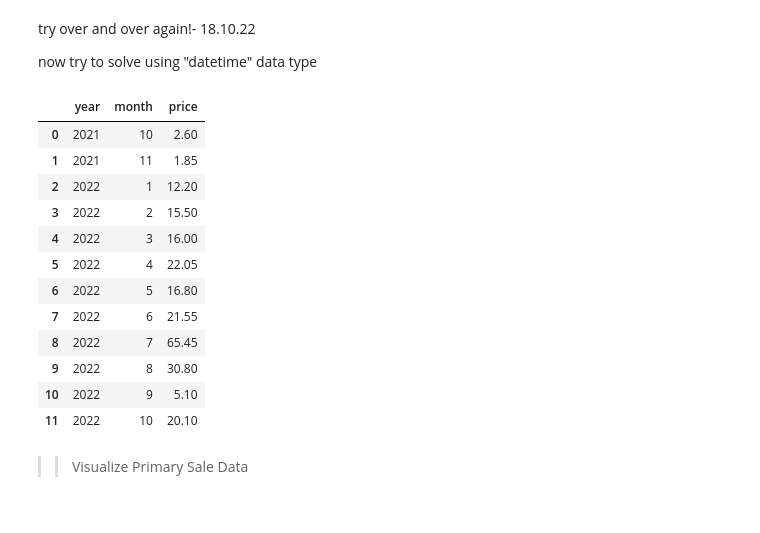
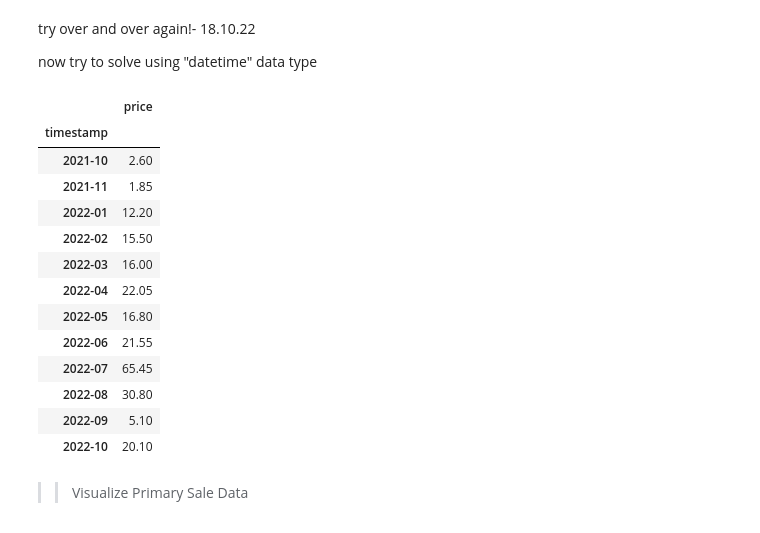
Before and after one commit to EmirhanServeren/NFT-CollaBot, a Jupyter notebook: main.ipynb, the cells around one changed output. Drawn from its saved outputs; the diff is of its cells as text; code cells hidden in the pictures.

```diff
--- a/main.ipynb
+++ b/main.ipynb
@@ -418,7 +417,7 @@ def creator_allCreated_NFTs(wallet_address):
     # there may be multiple listings on primary, so drop duplicates
     creators_allNFTs_pk_df = creators_allNFTs_pk_df.drop_duplicates()
     # convert timestamp attribute data type as date
-    creators_allNFTs_pk_df['timestamp']=pd.to_datetime(creators_allNFTs_pk_df['timestamp'])
+    creators_allNFTs_pk_df['timestamp']=pd.to_datetime(creators_allNFTs_pk_df['timestamp']).dt.date
     creators_allNFTs_pk_df=creators_allNFTs_pk_df.sort_values(by='timestamp',ascending=True)
     # have to set index again after dropping and sorting operation
     creators_allNFTs_pk_df = creators_allNFTs_pk_df.reset_index()
@@ -431,8 +430,6 @@ def creator_allCreated_NFTs(wallet_address):
     else:
         counter_N[0]=0
         return creators_allNFTs_pk_df
-
-creator_allCreated_NFTs(findWalletAddress_byTezDomain("emirhanserveren.tez"))
 # %% [markdown]
 > Available Primary & Secondary Listings
 
@@ -611,57 +610,55 @@ try over and over again!- 18.10.22
 
 now try to solve using "datetime" data type
 # %%
-from datetime import date
-
 def creator_primary_sales_dff(wallet_address):
     creator_primary_sales_dataFrame=creator_primary_NFT_sales(wallet_address)
 
     # manipulating price column to calculate exact value [as tezos] of a token
     # dividing to 10^6
     creator_primary_sales_dataFrame['price']=pd.to_numeric(creator_primary_sales_dataFrame['price'],downcast="float")
     creator_primary_sales_dataFrame['price']=creator_primary_sales_dataFrame['price']/1000000
     # manipulate timestamp attribute data type as date
-    creator_primary_sales_dataFrame['timestamp']=pd.to_datetime(creator_primary_sales_dataFrame['timestamp'])
+    creator_primary_sales_dataFrame['timestamp']=pd.to_datetime(creator_primary_sales_dataFrame['timestamp']).dt.date
+    # convert all days to 1 for grouping by year-month
+    # ...this line will enable to fill missing months on data frame
+    creator_primary_sales_dataFrame['timestamp']=creator_primary_sales_dataFrame['timestamp'].apply(lambda dt: dt.replace(day=1))
 
-    # create new columns for year and month using timestamp attribute
-    creator_primary_sales_dataFrame['month'] = pd. DatetimeIndex(creator_primary_sales_dataFrame['timestamp']).month
-    creator_primary_sales_dataFrame['year'] = pd. DatetimeIndex(creator_primary_sales_dataFrame['timestamp']).year
-    # group amount of sales by months and use summation method to find income of the creator by month
-    creator_primary_sales_dataFrame = creator_primary_sales_dataFrame.groupby(["year","month"]).sum()
+    creator_primary_sales_dataFrame = creator_primary_sales_dataFrame.groupby('timestamp').sum()
     del creator_primary_sales_dataFrame['token_pk']
 
-    # must evaluate a mechanism to obtain missing month(s) between year and month
+    # evaluating a solution to obtain missing month(s) between year and month
+    firstMintDate_ofCreator=creator_allCreated_NFTs(wallet_address)        # assign data frame of all NFTs of the creator
+    firstMintDate_ofCreator=firstMintDate_ofCreator.loc[0]['timestamp']    # then assign first NFT's time to the variable
+    firstMintDate_ofCreator=firstMintDate_ofCreator.strftime('%Y-%m')      # drop day from the date
+    # define a range to fill missing months in data frame
+    sale_date_range = pd.date_range(
+                            start=firstMintDate_ofCreator,                 # using the variable for calculating minting range
+                            end=creator_primary_sales_dataFrame.index[len(creator_primary_sales_dataFrame)-1]).to_period('m')
+    #...there is missing part right here...
+    #...fill the data frame with missing months in case they exist
 
-    """
-    # obtain the creator's beginning date for minting NFTs on Tezos to start the chart
-    firstMint_ofCreator = creator_allCreated_NFTs(wallet_address)   # get data from data frame holds NFTs primary key and minting timestamps
-    firstMint_ofCreator = firstMint_ofCreator.loc[0]['timestamp']   # assign the first minted NFT's primary key
-    firstMint_ofCreator_month = firstMint_ofCreator.month           # extract timestamp object's month
-    firstMint_ofCreator_year = firstMint_ofCreator.year             # extract timestamp object's year
-    # push the beginning month and year to data frame to visualize chart accurately
-    if int(creator_primary_sales_dataFrame['month']) != int(firstMint_ofCreator_month) or int(creator_primary_sales_dataFrame['year']) != int(firstMint_ofCreator_year):
-        append_beginningDate_row=pd.DataFrame({'year':firstMint_ofCreator.year, 'month':firstMint_ofCreator.month, 'price':0}, index=[0])
-        creator_primary_sales_dataFrame = pd.concat([append_beginningDate_row,creator_primary_sales_dataFrame.loc[:]]).reset_index(drop=True)
-    """
+    creator_primary_sales_dataFrame = creator_primary_sales_dataFrame.reset_index()           # convert to data frame from pivot table
+    creator_primary_sales_dataFrame['timestamp'] = creator_primary_sales_dataFrame['timestamp'].apply(lambda x: x.strftime('%Y-%m'))
+    creator_primary_sales_dataFrame = creator_primary_sales_dataFrame.set_index('timestamp')  # then set date as index
 
-    creator_primary_sales_dataFrame = creator_primary_sales_dataFrame.reset_index()   # convert to data frame from pivot table
-    return creator_primary_sales_dataFrame                         # return the data frame
+    return creator_primary_sales_dataFrame                                             # return the data frame
 
 creator_primary_sales_dff(findWalletAddress_byTezDomain("emirhanserveren.tez"))
 # %% [output]
-|  | year | month | price |
-| 0 | 2021 | 10 | 2.60 |
-| 1 | 2021 | 11 | 1.85 |
-| 2 | 2022 | 1 | 12.20 |
-| 3 | 2022 | 2 | 15.50 |
-| 4 | 2022 | 3 | 16.00 |
-| 5 | 2022 | 4 | 22.05 |
-| 6 | 2022 | 5 | 16.80 |
-| 7 | 2022 | 6 | 21.55 |
-| 8 | 2022 | 7 | 65.45 |
-| 9 | 2022 | 8 | 30.80 |
-| 10 | 2022 | 9 | 5.10 |
-| 11 | 2022 | 10 | 20.10 |
+|  | price |
+| timestamp |  |
+| 2021-10 | 2.60 |
+| 2021-11 | 1.85 |
+| 2022-01 | 12.20 |
+| 2022-02 | 15.50 |
+| 2022-03 | 16.00 |
+| 2022-04 | 22.05 |
+| 2022-05 | 16.80 |
+| 2022-06 | 21.55 |
+| 2022-07 | 65.45 |
+| 2022-08 | 30.80 |
+| 2022-09 | 5.10 |
+| 2022-10 | 20.10 |
 # %% [markdown]
 >> Visualize Primary Sale Data
 # %%
```
Also changed, not shown: parts of 5 cells of this notebook.
